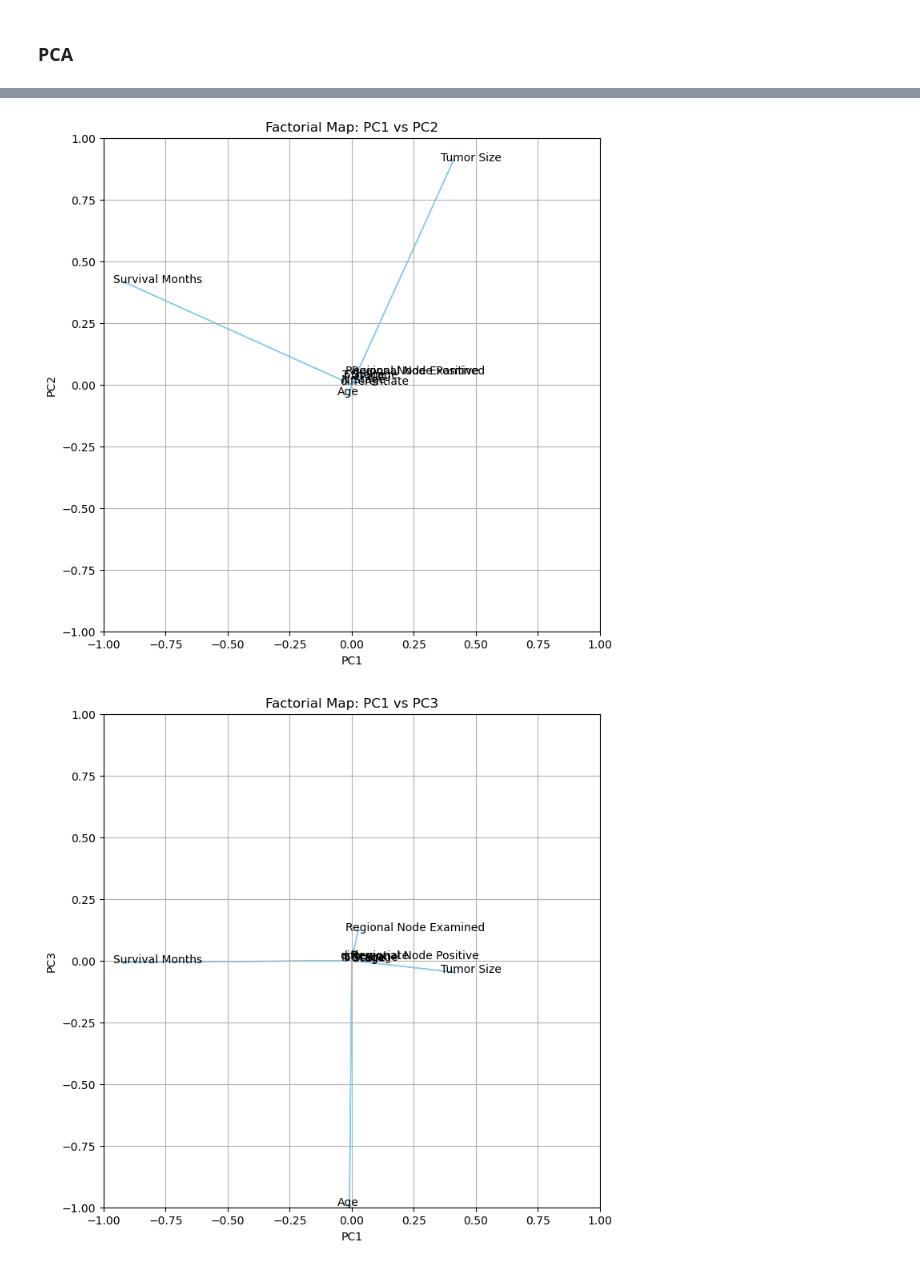
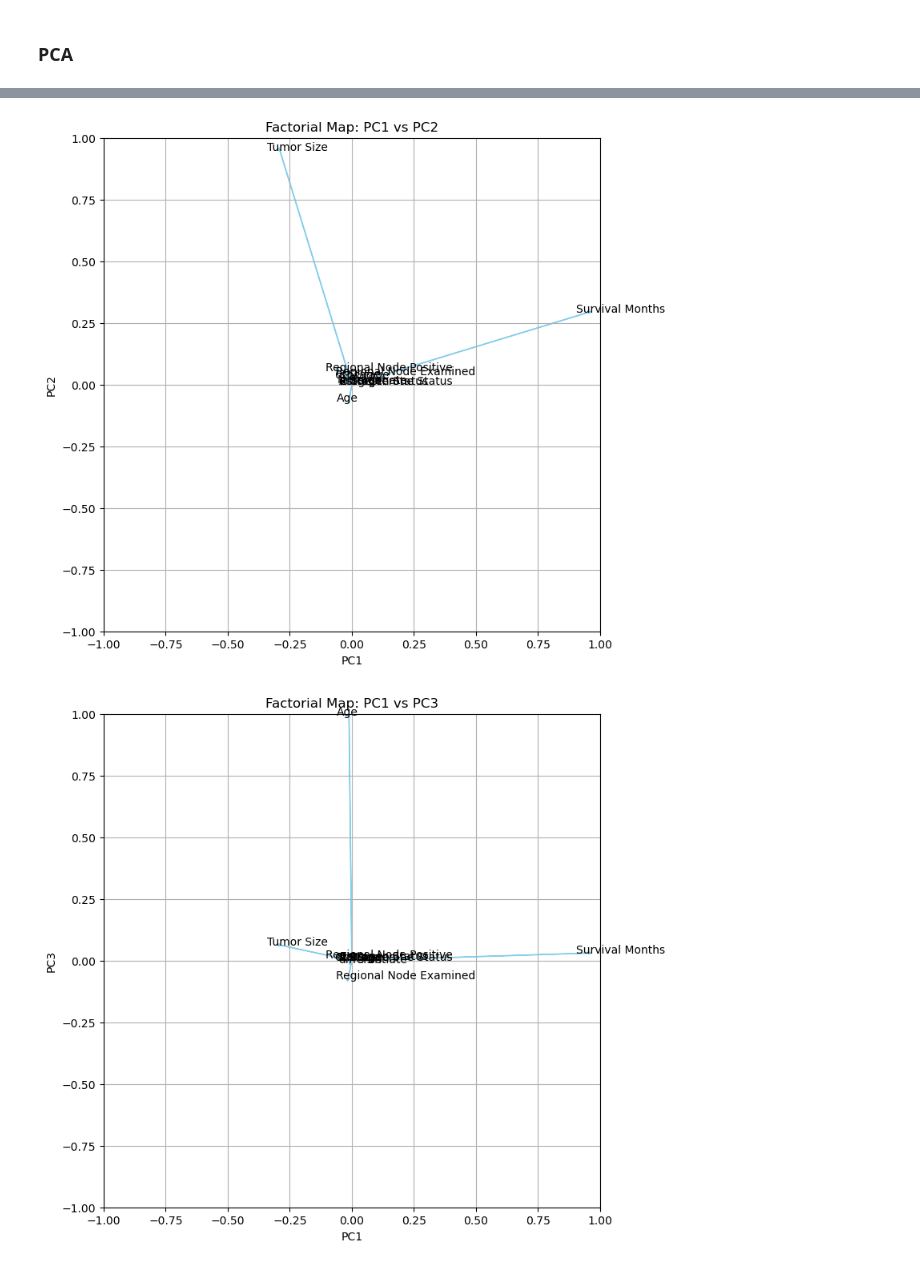
Before and after one commit to marcforto14/breast_cancer_survival, a Jupyter notebook: src/data_exploration/EDA.ipynb, the cells around one changed output, grey strips where cells are left out. Saved outputs shown, nothing was run; the diff lists cells and outputs as text; code cells hidden in the pictures.

Commit message:
Splitting and Resampling

```diff
--- a/src/data_exploration/EDA.ipynb
+++ b/src/data_exploration/EDA.ipynb
@@ -317,13 +336,11 @@ def calculate_mahalanobis(df):
 def detect_multivariate_outliers(df, threshold):
     # Compute Mahalanobis distance
     distances = calculate_mahalanobis(df)
-    # Identify outliers
     outliers = distances > threshold
 
     return distances, outliers
 
-df_num = df_breast_cancer[['Age', 'Tumor Size', 'Regional Node Examined',
-                      'Regional Node Positive', 'Survival Months']]
+df_num = df_breast_cancer[['T Stage', 'N Stage', '6th Stage', 'differentiate', 'Estrogen Status', 'Progesterone Status', 'A Stage', 'Status']]
 alpha=0.01
 threshold = np.sqrt(chi2.ppf((1 - alpha), df_num.shape[1]))
 
@@ -342,5 +359,9 @@ plt.title('Mahalanobis Distance and Outlier Detection')
 plt.xlabel('Observation Index')
 plt.ylabel('Mahalanobis Distance')
 plt.legend()
+plot_path = os.path.join(os.pardir, 'plots', 'multout.png')
+plt.savefig(plot_path, dpi=300, bbox_inches='tight')
 plt.show()
+
+df_breast_cancer = df_breast_cancer.drop(columns=['Mahalanobis_Distance', 'Outlier'])
 # %% [output]
@@ -365,2 +388,16 @@ plt.show()
+# %%
+X = df_breast_cancer.drop(columns=['Status'])
+y = df_breast_cancer['Status']
+
+X_train, X_test, y_train, y_test = train_test_split(
+    X, y, test_size=0.2, stratify=y, random_state=14
+)
+# %%
+from imblearn.over_sampling import SMOTENC
+categorical_features = ['T Stage', 'N Stage', '6th Stage', 'differentiate',
+                      'Estrogen Status', 'Progesterone Status', 'A Stage']
+
+smote_nc = SMOTENC(categorical_features=categorical_features, sampling_strategy=0.7, random_state=42)
+X_train_resampled, y_train_resampled = smote_nc.fit_resample(X_train.drop(columns=['Race', 'Marital Status']), y_train)
 # %% [markdown]
 ## Feature Selection
@@ -448,7 +477,7 @@ dtype: float64
 # %%
 
 pca = PCA()
-pca_result = pca.fit_transform(df_breast_cancer[num_cols].drop(columns=['Status']))
+pca_result = pca.fit_transform(X_train_resampled)
 
 cumulative_variance = np.cumsum(pca.explained_variance_ratio_ * 100)
 
@@ -462,7 +491,7 @@ plt.xticks([])
 plt.axhline(y=95, color='r', linestyle='--')
 for i, var in enumerate(cumulative_variance):
     plt.text(i + 1, var + 1, str(i + 1), ha='center')
-# plot_path = os.path.join(os.pardir, 'plots', 'cum_var.png')
-# plt.savefig(plot_path, dpi=300, bbox_inches='tight')
+plot_path = os.path.join(os.pardir, 'plots', 'cum_var.png')
+plt.savefig(plot_path, dpi=300, bbox_inches='tight')
 plt.show()
 # %% [output]
@@ -487,25 +516,25 @@ plt.show()
 # %%
 # Plot factorial map with variable arrows for a given PC
 def plot_factorial_map_with_arrows(pc1_index, pc2_index):
   plt.figure(figsize=(8, 8))
 
-  for i, var in enumerate(df_breast_cancer[num_cols].drop(columns=['Status']).columns):
+  for i, var in enumerate(X_train_resampled.columns):
     plt.arrow(0, 0, pca.components_[pc1_index, i], pca.components_[pc2_index, i],
               head_width=0.01, head_length=0.01, color='skyblue')
     plt.text(pca.components_[pc1_index, i] - 0.05, pca.components_[pc2_index, i], var, fontsize=10, color='black', ha='left')
 
   plt.xlim(-1, 1)
   plt.ylim(-1, 1)
 
   plt.xlabel(f'PC{pc1_index + 1}')
   plt.ylabel(f'PC{pc2_index + 1}')
   plt.title(f'Factorial Map: PC{pc1_index + 1} vs PC{pc2_index + 1}')
   plt.grid(True)
   plt.show()
 
 plot_factorial_map_with_arrows(0, 1)  # PC1 vs PC2
 plot_factorial_map_with_arrows(0, 2)  # PC1 vs PC3
 plot_factorial_map_with_arrows(1, 2)  # PC2 vs PC3
 # %% [output]
-[figure, old version]
+[figure, new version]
-[figure, old version]
+[figure, new version]
```
Also changed, not shown: parts of 12 cells of this notebook, 5 other files.
